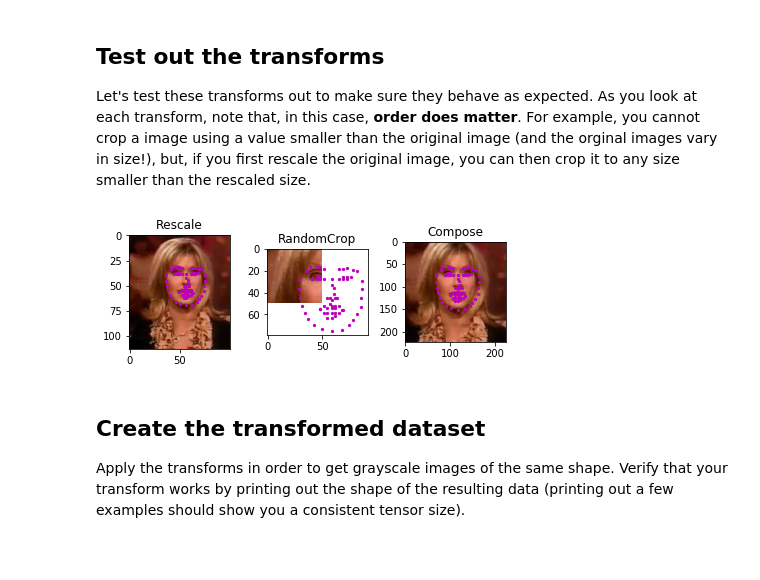
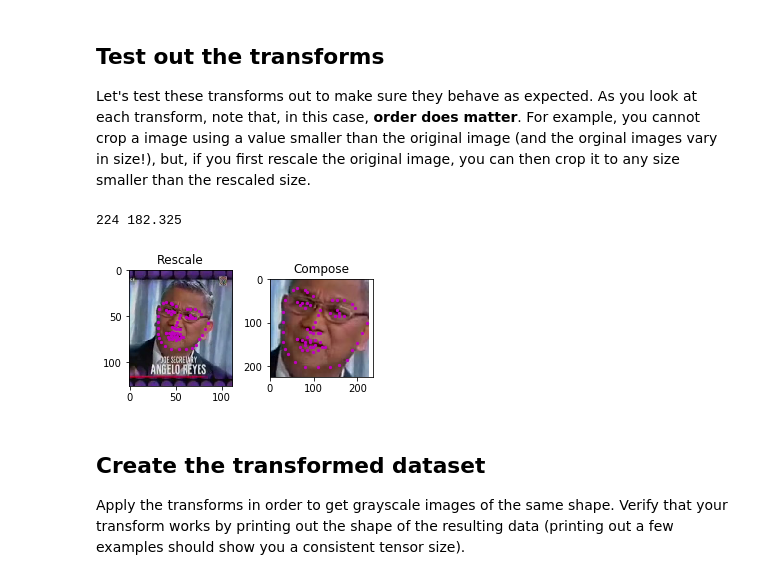
Before and after one commit to ptgamr/P1_Facial_Keypoints, a Jupyter notebook: 1. Load and Visualize Data.ipynb, the cells around one changed output. Drawn from its saved outputs; the diff is of its cells as text; code cells hidden in the pictures; blank space fills up the shorter version.

Commit message:
modified crop / rescale

```diff
--- a/1. Load and Visualize Data.ipynb
+++ b/1. Load and Visualize Data.ipynb
@@ -236,7 +236,8 @@ class Normalize(object):
 
         # scale keypoints to be centered around 0 with a range of [-1, 1]
         # mean = 100, sqrt = 50, so, pts should be (pts - 100)/50
-        key_pts_copy = (key_pts_copy - 100)/50.0
+        s = image.shape[0] / 2
+        key_pts_copy = (key_pts_copy - s)/s
 
 
         return {'image': image_copy, 'keypoints': key_pts_copy}
@@ -260,10 +261,12 @@ class Rescale(object):
 
         h, w = image.shape[:2]
         if isinstance(self.output_size, int):
+            rand_size = np.random.randint(self.output_size, 448)
             if h > w:
-                new_h, new_w = self.output_size * h / w, self.output_size
+                new_h, new_w = rand_size * h / w, rand_size
             else:
-                new_h, new_w = self.output_size, self.output_size * w / h
+                new_h, new_w = rand_size, rand_size * w / h
+
         else:
             new_h, new_w = self.output_size
 
@@ -299,8 +302,26 @@ class RandomCrop(object):
         h, w = image.shape[:2]
         new_h, new_w = self.output_size
 
-        top = np.random.randint(0, h - new_h)
-        left = np.random.randint(0, w - new_w)
+        face_top = key_pts[:,1].min()
+        face_bottom = key_pts[:,1].max()
+        face_left = key_pts[:,0].min()
+        face_right = key_pts[:,0].max()
+
+        face_w = face_right - face_left
+        face_h = face_bottom - face_top
+
+        print(new_h, face_h)
+
+        if new_h > face_h:
+            top = np.random.randint(face_top - (new_h - face_h), face_top)
+        else:
+            top = np.random.randint(face_top, face_top - (new_h - face_h))
+
+        if new_w > face_w:
+            left = np.random.randint(face_left - (new_w - face_w), face_left)
+        else:
+            left = np.random.randint(face_left, face_left - (new_w - face_w))
+
 
         image = image[top: top + new_h,
                       left: left + new_w]
@@ -335,26 +356,27 @@ Let's test these transforms out to make sure they behave as expected. As you loo
 # %%
 # test out some of these transforms
 rescale = Rescale(100)
 crop = RandomCrop(50)
 composed = transforms.Compose([Rescale(250),
                                RandomCrop(224)])
 
 # apply the transforms to a sample image
-test_num = 500
+test_num = 3
 sample = face_dataset[test_num]
 
 fig = plt.figure()
-for i, tx in enumerate([rescale, crop, composed]):
+for i, tx in enumerate([rescale, composed]):
     transformed_sample = tx(sample)
 
     ax = plt.subplot(1, 3, i + 1)
     plt.tight_layout()
     ax.set_title(type(tx).__name__)
     show_keypoints(transformed_sample['image'], transformed_sample['keypoints'])
 
 plt.show()
 # %% [output]
+224 182.325
-[figure, old version]
+[figure, new version]
 # %% [markdown]
 ## Create the transformed dataset
 
```
Also changed, not shown: parts of 1 cell of this notebook, 3 other files.
